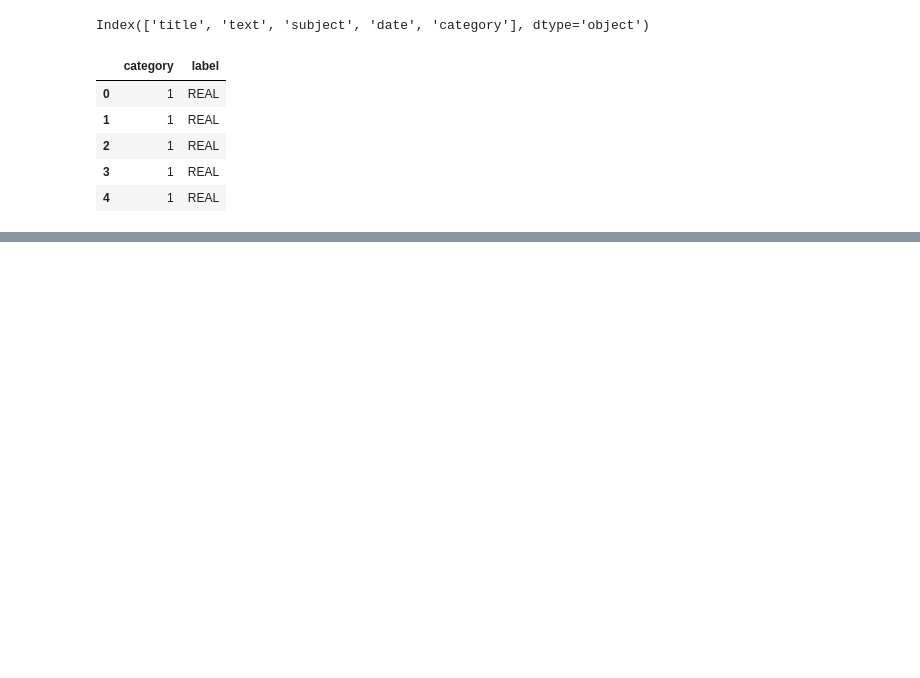
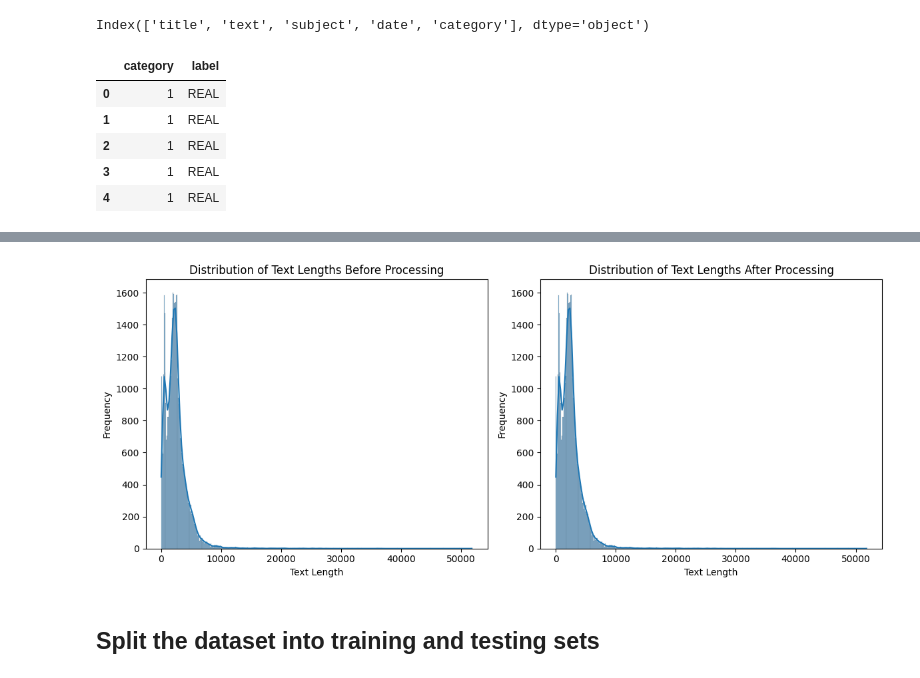
Before and after one commit to NANDINISHARMA30/Fake-News-Detector, a Jupyter notebook: News detector.ipynb, the cells around one changed output, grey strips where cells are left out. Drawn from its saved outputs; the diff is of its cells as text; code cells hidden in the pictures; blank space fills up the shorter version.

Commit message:
Training done

```diff
--- a/News detector.ipynb
+++ b/News detector.ipynb
@@ -185,0 +202,30 @@ Name: category, dtype: int64
+# %%
+
+
+#length of each text before processing
+original_text_lengths = [len(text) for text in df['text'] ] # Replace with your original text data
+
+# length of each text after processing
+processed_text_lengths = [len(text) for text in df['text'] ] # Replace with your processed text data
+# Create a figure and axes
+fig, ax = plt.subplots(1, 2, figsize=(12, 5))
+
+# Plot the distribution of text lengths before processing
+sns.histplot(original_text_lengths, ax=ax[0], kde=True)
+ax[0].set_title('Distribution of Text Lengths Before Processing')
+ax[0].set_xlabel('Text Length')
+ax[0].set_ylabel('Frequency')
+
+# Plot the distribution of text lengths after processing
+sns.histplot(processed_text_lengths, ax=ax[1], kde=True)
+ax[1].set_title('Distribution of Text Lengths After Processing')
+ax[1].set_xlabel('Text Length')
+ax[1].set_ylabel('Frequency')
+
+# Adjust the layout and display the plot
+plt.tight_layout()
+plt.show()
+# %% [output]
+[figure, added]
+# %% [markdown]
+##  Split the dataset into training and testing sets
```
Also changed, not shown: parts of 10 cells of this notebook.
